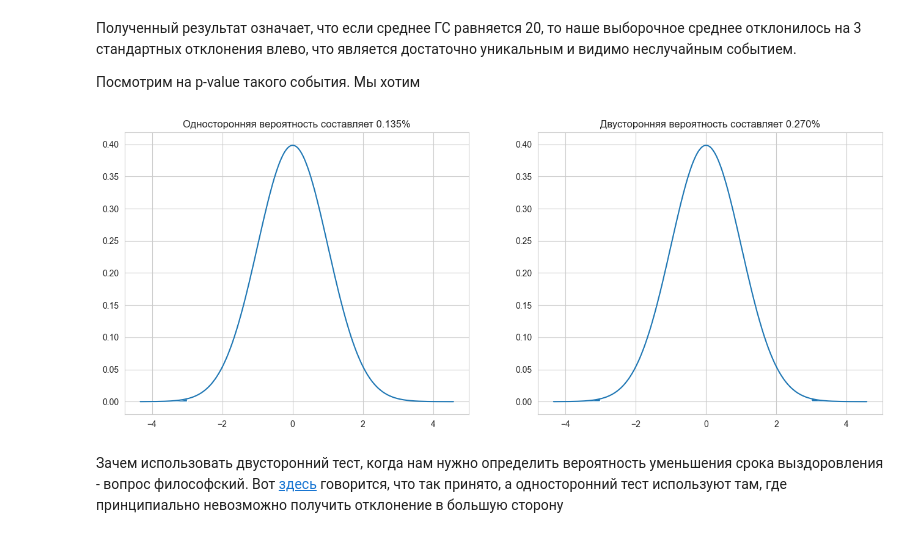
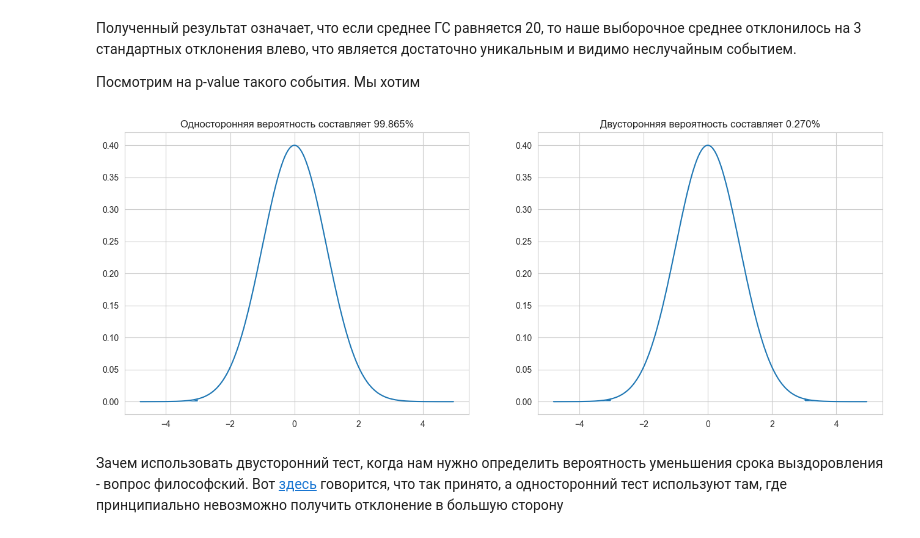
Before and after one commit to zakharkousnetsov/DS_projects, a Jupyter notebook: 00_statistics/statistics.ipynb, the cells around one changed output. Cells and saved outputs as stored; diff of their text form; code cells hidden in the pictures.

```diff
--- a/00_statistics/statistics.ipynb
+++ b/00_statistics/statistics.ipynb
@@ -250,14 +250,14 @@ days_prob = st.norm.pdf(sorted(days), loc=np.mean(days), scale=np.std(days))
 # %%
 fig, (ax1, ax2) = plt.subplots(1, 2, figsize=(16, 6))
 ax1.plot(sorted(days), days_prob);
 ax1.fill_between(np.sort(days), 0, days_prob, where=np.sort(days)<q);
-ax1.set_title(f'Односторонняя вероятность составляет {1-st.norm.cdf(3):.3%}');
+ax1.set_title(f'Односторонняя вероятность составляет {1-st.norm.cdf(q):.3%}');
 
 ax2.plot(sorted(days), days_prob);
 ax2.fill_between(np.sort(days), 0, days_prob, where=abs(np.sort(days))>abs(q));
 ax2.set_title(f'Двусторонняя вероятность составляет {2*(st.norm.cdf(q)):.3%}');
 # %% [output]
-[figure, old version]
+[figure, new version]
 # %% [markdown]
 Зачем использовать двусторонний тест, когда нам нужно определить вероятность уменьшения срока выздоровления - вопрос философский. Вот [здесь](https://stepik.org/lesson/8078/step/7?unit=1358) говорится, что так принято, а односторонний тест используют там, где принципиально невозможно получить отклонение в большую сторону
 # %% [markdown]
```
Also changed, not shown: parts of 7 cells of this notebook.
